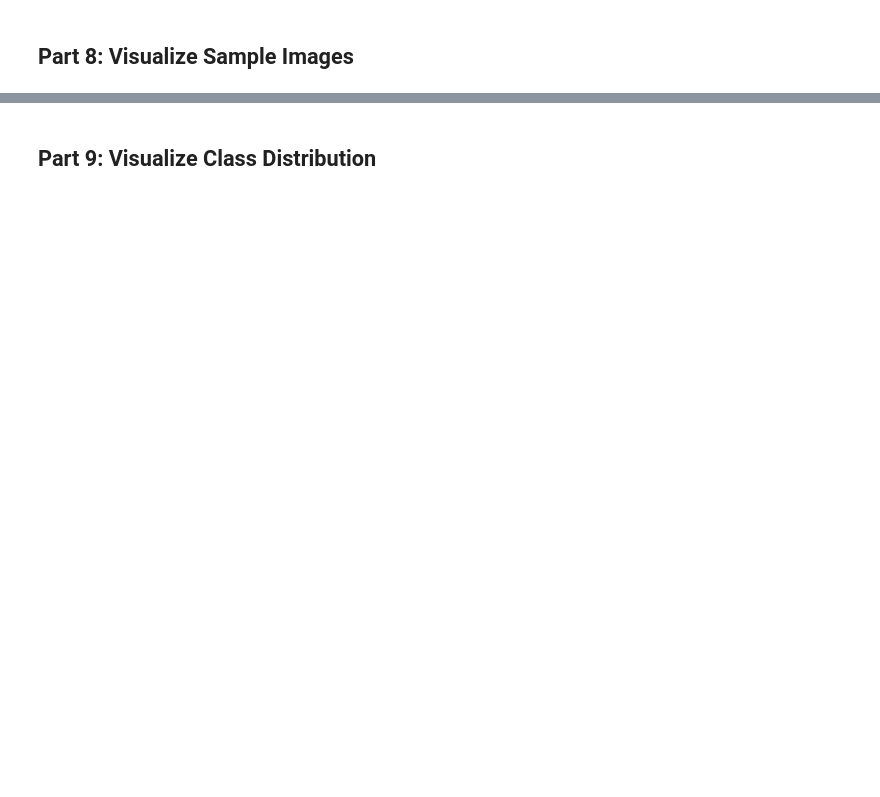
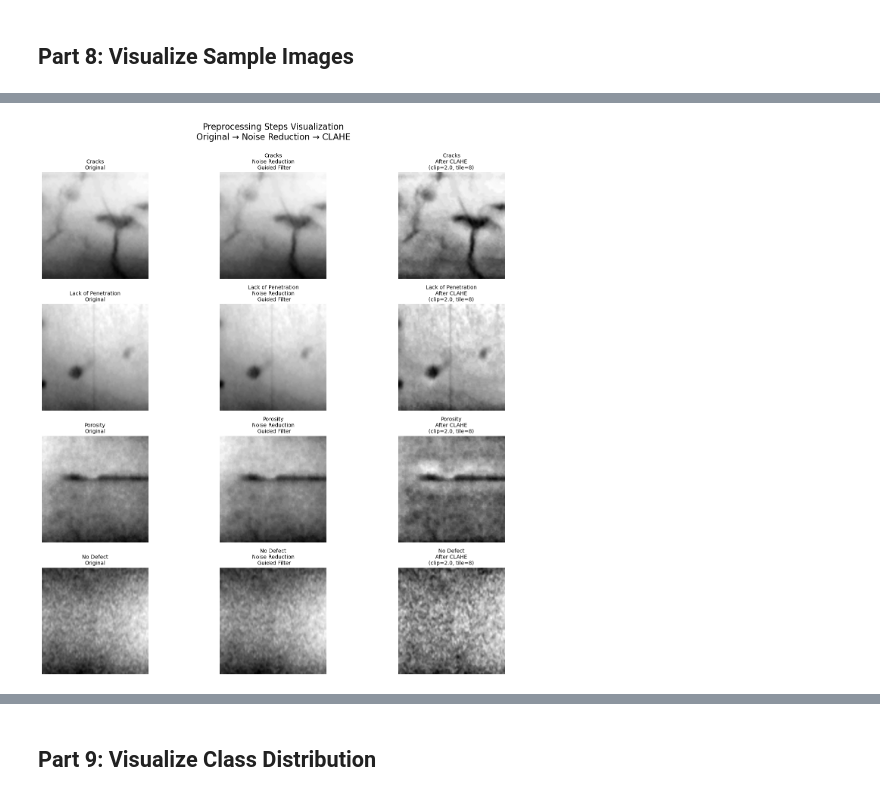
Before and after one commit to EhasanPial/Welding-Image_Processing-RIAWELC, a Jupyter notebook: RIAWELC_PyTorch_Notebook.ipynb, the cells around one changed output, grey strips where cells are left out. Drawn from its saved outputs; the diff is of its cells as text; code cells hidden in the pictures; blank space fills up the shorter version.

```diff
--- a/RIAWELC_PyTorch_Notebook.ipynb
+++ b/RIAWELC_PyTorch_Notebook.ipynb
@@ -167,3 +187,20 @@ No Defect                 | Train:   3900 | Val:   1500 | Test:    600 | Total:
+# %%
+def guided_filter(I, p, r, eps):
+    """Simple guided filter (He et al., 2010)"""
+    I = I.astype(np.float32)
+    p = p.astype(np.float32)
+    mean_I = cv2.boxFilter(I, -1, (r, r))
+    mean_p = cv2.boxFilter(p, -1, (r, r))
+    mean_Ip = cv2.boxFilter(I * p, -1, (r, r))
+    cov_Ip = mean_Ip - mean_I * mean_p
+    mean_II = cv2.boxFilter(I * I, -1, (r, r))
+    var_I = mean_II - mean_I * mean_I
+    a = cov_Ip / (var_I + eps)
+    b = mean_p - a * mean_I
+    mean_a = cv2.boxFilter(a, -1, (r, r))
+    mean_b = cv2.boxFilter(b, -1, (r, r))
+    q = mean_a * I + mean_b
+    return q
 # %% [markdown]
 ## Part 5: Create Custom Dataset Class
 # %%
@@ -350,0 +404,74 @@ Sample images displayed!
+# %%
+# Visualize original vs noise reduction vs CLAHE for one sample per class
+import math
+
+n_classes = len(CLASS_NAMES)
+fig, axes = plt.subplots(n_classes, 3, figsize=(15, 4 * n_classes))
+fig.suptitle('Preprocessing Steps Visualization\nOriginal → Noise Reduction → CLAHE',
+             fontsize=16, y=0.95)
+
+# Define preprocessing parameters from CONFIG
+clip = float(CONFIG.get('clahe_clip', 2.0))
+tile = int(CONFIG.get('clahe_tile', 8))
+kernel = int(CONFIG.get('gaussian_blur_kernel', 3))
+radius = 2
+eps = float(CONFIG.get('guided_filter_eps', 0.01))
+
+clahe_op = cv2.createCLAHE(clipLimit=clip, tileGridSize=(tile, tile))
+
+for i, class_name in enumerate(CLASS_NAMES):
+    # Find a sample image in training folder
+    class_dir = os.path.join(TRAINING_PATH, class_name)
+    files = [f for f in os.listdir(class_dir) if f.lower().endswith('.png')] if os.path.exists(class_dir) else []
+    if not files:
+        for j in range(3):
+            axes[i, j].text(0.5, 0.5, 'No image', ha='center')
+            axes[i, j].axis('off')
+        continue
+
+    # Load image
+    img_path = os.path.join(class_dir, files[0])
+    img_gray = cv2.imread(img_path, cv2.IMREAD_GRAYSCALE)
+    if img_gray is None:
+        for j in range(3):
+            axes[i, j].text(0.5, 0.5, 'Load failed', ha='center')
+            axes[i, j].axis('off')
+        continue
+
+    # Resize
+    img_resized = cv2.resize(img_gray, (CONFIG['image_size'], CONFIG['image_size']))
+
+    # Apply noise reduction (Gaussian blur)
+    # img_blurred = cv2.GaussianBlur(img_resized, (kernel, kernel), 0)
+
+    # Apply guided filter if enabled
+    if CONFIG.get('use_guided_filter', True):
+        img_blurred = guided_filter(I=img_resized, p=img_resized, r=radius, eps=eps)
+        img_blurred = np.uint8(np.clip(img_blurred, 0, 255))
+        print(f"Applied guided filter on class {class_name}")
+    else:
+        img_blurred = cv2.GaussianBlur(img_resized, (kernel, kernel), 0)
+
+    # Apply CLAHE on blurred image
+    img_clahe = clahe_op.apply(img_blurred)
+
+    # Display original
+    axes[i, 0].imshow(img_resized, cmap='gray')
+    axes[i, 0].set_title(f"{CLASS_LABELS[class_name]}\nOriginal", fontsize=10)
+    axes[i, 0].axis('off')
+
+    # Display noise reduced
+    axes[i, 1].imshow(img_blurred, cmap='gray')
+    axes[i, 1].set_title(f"{CLASS_LABELS[class_name]}\nNoise Reduction\n {"Gaussian Blur" if CONFIG.get('use_gaussian_blur', False) else 'Guided Filter'}", fontsize=10)
+    axes[i, 1].axis('off')
+
+    # Display CLAHE
+    axes[i, 2].imshow(img_clahe, cmap='gray')
+    axes[i, 2].set_title(f"{CLASS_LABELS[class_name]}\nAfter CLAHE\n(clip={clip}, tile={tile})", fontsize=10)
+    axes[i, 2].axis('off')
+
+plt.tight_layout(rect=[0, 0.03, 1, 0.95])
+plt.show()
+
+print('Displayed preprocessing steps for classes:', CLASS_NAMES)
+# %% [output]
@@ -350,0 +482 @@ Sample images displayed!
+[figure, added]
```
Also changed, not shown: parts of 24 cells of this notebook, 2 other files.
